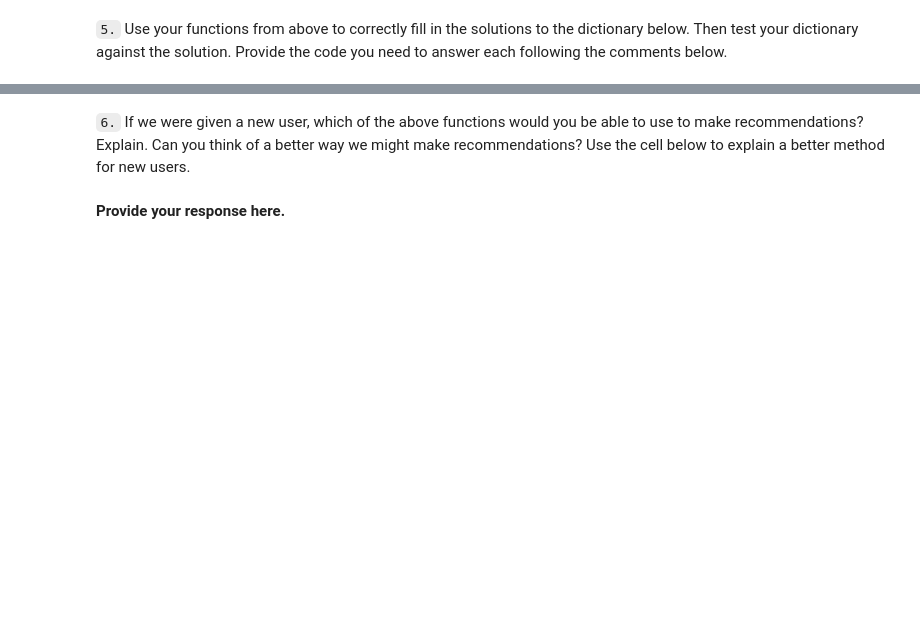
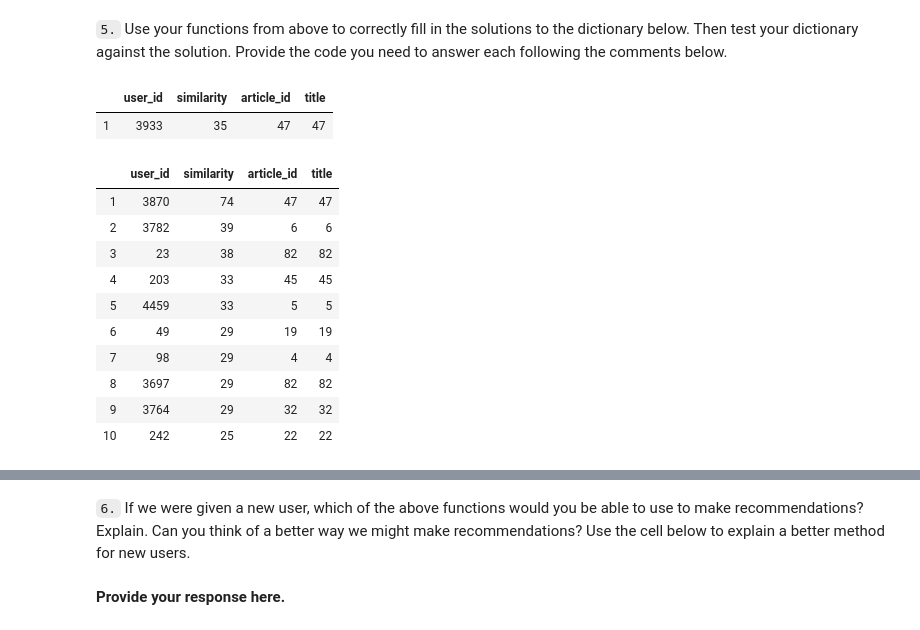
Before and after one commit to LiliyaJ/IBM_Recommendations, a Jupyter notebook: Recommendations_with_IBM.ipynb, the cells around one changed output, grey strips where cells are left out. Drawn from its saved outputs; the diff is of its cells as text; code cells hidden in the pictures; blank space fills up the shorter version.

```diff
--- a/Recommendations_with_IBM.ipynb
+++ b/Recommendations_with_IBM.ipynb
@@ -514,6 +540,18 @@ def get_top_sorted_users(user_id, df=df, user_item=user_item):
 
     '''
     # Your code here
+    similarity = []
+    for user in range(1, user_item.shape[0]+1):
+        sim = np.dot(user_item.loc[user], user_item.loc[user_id])
+        similarity.append((user, sim))
+    similarity.sort(key = lambda x: x[1], reverse = True)
+
+    df_additional = pd.DataFrame(columns = ['user_id', 'similarity'])
+    df_additional['user_id'] = [x[0] for x in similarity]
+    df_additional['similarity'] = [x[1] for x in similarity]
+    df_article_views = df.groupby('user_id').count()
+
+    neighbors_df = pd.merge(df_additional, df_article_views, left_index = True, right_index = True)
 
     return neighbors_df # Return the dataframe specified in the doc_string
 
@@ -542,8 +580,26 @@ def user_user_recs_part2(user_id, m=10):
 
     '''
     # Your code here
+    total_articles = []
+    # get the closest users by similarity
+    similar_users_2 = get_top_sorted_users(user_id)['user_id']
+    # get the articles the user viewed already
+    user_articles_viewed = get_user_articles(user_id)
+    for user_id in similar_users_2:
+        # get the total articles ranging from most to least total interactions
+        total_articles += df[df['user_id'] == user_id]['article_id'].values.tolist()
 
-    return recs, rec_names
+    recs_2 = list(set(total_articles))
+    # recommend the articles the users did not see yet
+    recs_2 = [x for x in recs_2 if x not in user_articles_viewed]
+    # filter the recommended articles to the amount specified by 'm'
+    final_recs = df[df.article_id.isin(recs_2)][['article_id','title']].drop_duplicates().head(m)
+    # get the recommended articles ids
+    recs_2 = final_recs['article_id'].values.tolist()
+    # get the recommended articles titles
+    rec_names_2 = final_recs['title'].values.tolist()
+
+    return recs_2, rec_names_2
 # %%
 # Quick spot check - don't change this code - just use it to test your functions
 rec_ids, rec_names = user_user_recs_part2(20, 10)
@@ -555,5 +617,24 @@ print(rec_names)
 # %% [markdown]
 `5.` Use your functions from above to correctly fill in the solutions to the dictionary below.  Then test your dictionary against the solution.  Provide the code you need to answer each following the comments below.
+# %%
+get_top_sorted_users(1).head(1)
+# %% [output]
+|  | user_id | similarity | article_id | title |
+| 1 | 3933 | 35 | 47 | 47 |
+# %%
+get_top_sorted_users(131).head(10)
+# %% [output]
+|  | user_id | similarity | article_id | title |
+| 1 | 3870 | 74 | 47 | 47 |
+| 2 | 3782 | 39 | 6 | 6 |
+| 3 | 23 | 38 | 82 | 82 |
+| 4 | 203 | 33 | 45 | 45 |
+| 5 | 4459 | 33 | 5 | 5 |
+| 6 | 49 | 29 | 19 | 19 |
+| 7 | 98 | 29 | 4 | 4 |
+| 8 | 3697 | 29 | 82 | 82 |
+| 9 | 3764 | 29 | 32 | 32 |
+| 10 | 242 | 25 | 22 | 22 |
 # %%
 ### Tests with a dictionary of results
 
```
Also changed, not shown: parts of 14 cells of this notebook.
